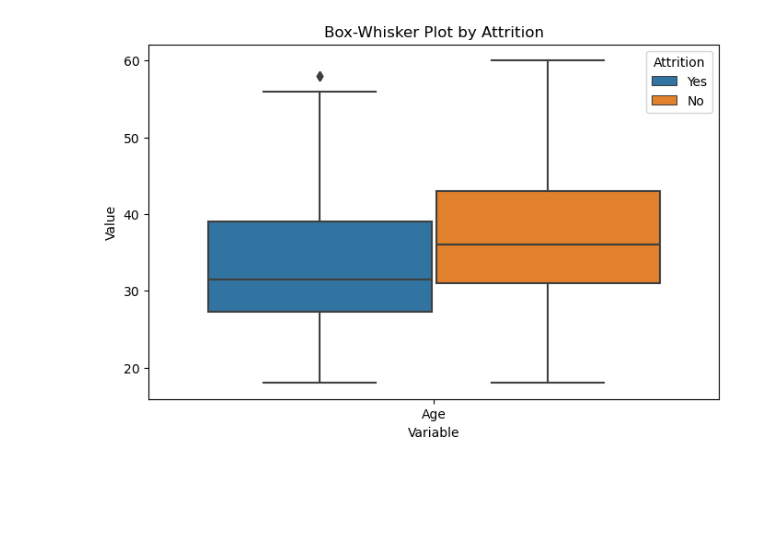
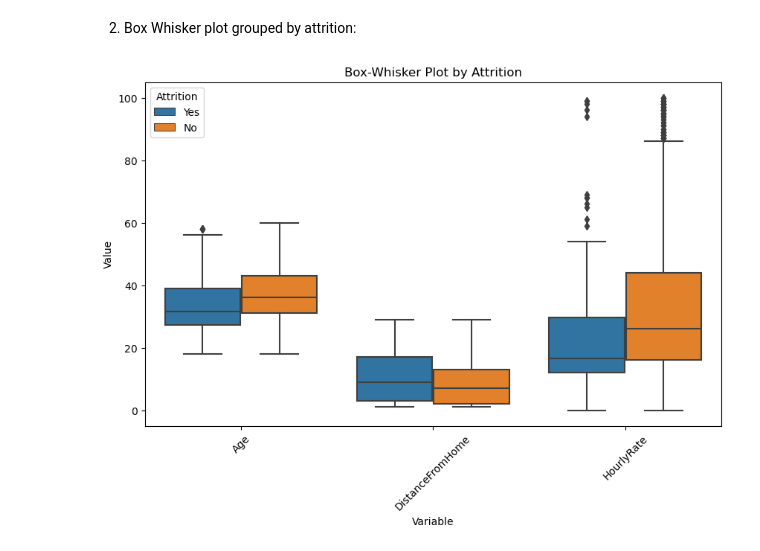
Before and after one commit to Jocrisvis/HR-Analytics-Predicting-and-Understanding-Employee-Attrition, a Jupyter notebook: HR PROJECT.ipynb, the cells around one changed output. Saved outputs shown, nothing was run; the diff lists cells and outputs as text; code cells hidden in the pictures; blank space fills up the shorter version.

```diff
--- a/HR PROJECT.ipynb
+++ b/HR PROJECT.ipynb
@@ -165,0 +113,10 @@ rows
+# %%
+master_data = master_data.join(pd.get_dummies(master_data["BusinessTravel"])).drop('BusinessTravel', axis=1)
+master_data = master_data.join(pd.get_dummies(master_data["Department_x"], prefix='Department')).drop('Department_x', axis=1)
+master_data = master_data.join(pd.get_dummies(master_data["EducationField"], prefix='EducationField')).drop('EducationField', axis=1)
+master_data = master_data.join(pd.get_dummies(master_data["JobRole"], prefix='JobR')).drop('JobRole', axis=1)
+master_data = master_data.join(pd.get_dummies(master_data["MaritalStatus"], prefix='MaritalStat')).drop('MaritalStatus', axis=1)
+# %%
+# Boolean being managed
+master_data = master_data.map(lambda x: 1 if x is True else 0 if x is False else x)
+master_data.sample(3)
@@ -165,0 +128,8 @@ rows
+# %%
+# Repeated values in Department_x and Department_y. We will drop one of them.
+master_data = master_data.drop('Department_y', axis=1)
+# Empid does not give us any valuable information
+master_data = master_data.drop('EmpId', axis=1)
+# There are two variables: StandarHours_x and StandardHours_y which do not give us any valuable information.
+master_data = master_data.drop('StandardHours_x', axis=1)
+master_data = master_data.drop('StandardHours_y', axis=1)
@@ -165,0 +153,4 @@ rows
+# %%
+master_data["MonthlyIncome"] = master_data["MonthlyIncome"].astype("int64")
+master_data["HourlyRate"] = master_data["HourlyRate"].astype("int64")
+master_data.info()
@@ -216,20 +241,17 @@ plt.show()
+# %% [markdown]
+2. Box Whisker plot grouped by attrition:
 # %%
-#Ahi parece que solo hemos chequeado outliers, pero ahora hay que buscar el boxplot group by attrition, consejo este quiza:
-
-import seaborn as sns
-import matplotlib.pyplot as plt
-
-# Identify numeric columns
-numeric_cols = ['Age']
+# We will identify a number of numeric_cols
+numeric_cols = ['Age','DistanceFromHome','HourlyRate']
 
 # Melt dataframe for seaborn
-df_melted = master_data.melt(id_vars='Attrition', value_vars=numeric_cols,
-                    var_name='Variable', value_name='Value')
+df_melted = master_data.melt(id_vars='Attrition', value_vars=numeric_cols, var_name='Variable', value_name='Value')
 
 # Create boxplot
-plt.figure(figsize=(8,5))
+plt.figure(figsize=(10,6))
 sns.boxplot(x='Variable', y='Value', hue='Attrition', data=df_melted)
 plt.title('Box-Whisker Plot by Attrition')
+plt.xticks(rotation=45)  # rotate labels if many variables
 plt.show()
 # %% [output]
-[figure, old version]
+[figure, new version]
```
Also changed, not shown: parts of 49 cells of this notebook.
